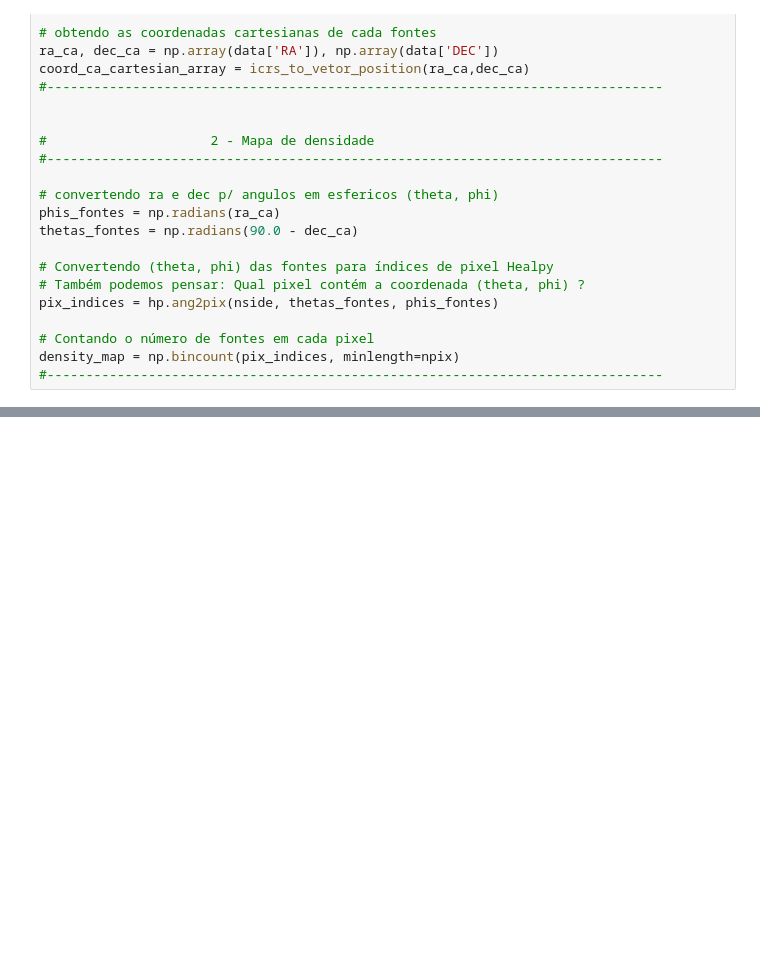
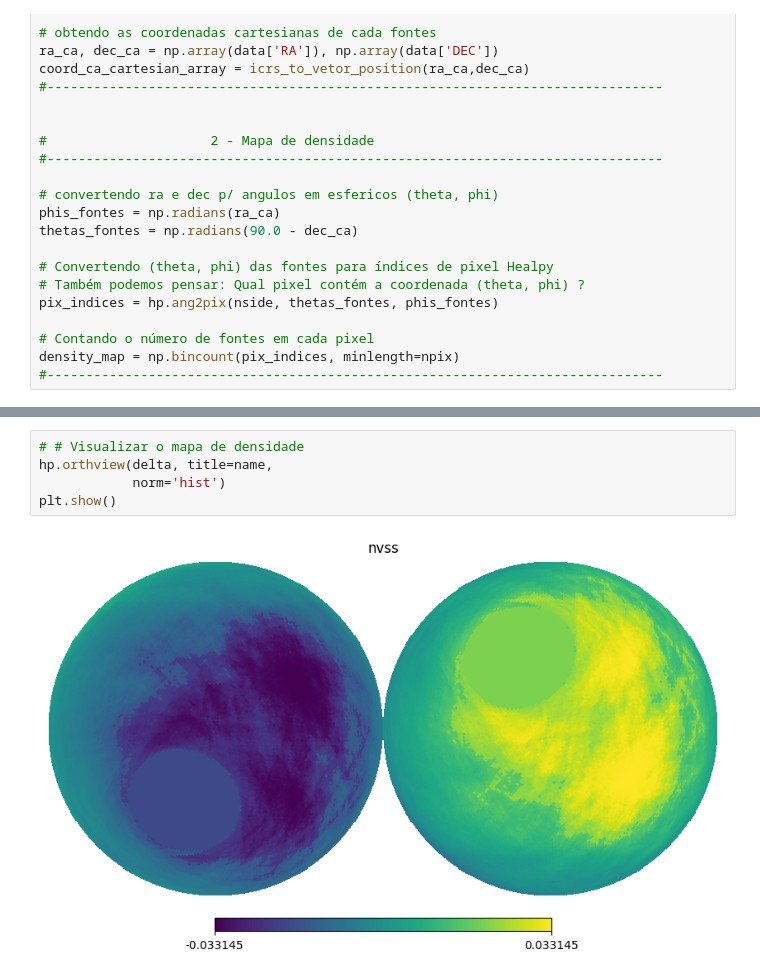
Before and after one commit to alvarosena41/Aprendendo-Healpy, a Jupyter notebook: Densidade_de_fontes_healpy.ipynb, the cells around one changed output, grey strips where cells are left out. Saved outputs shown, nothing was run; the diff lists cells and outputs as text; blank space fills up the shorter version.

```diff
--- a/Densidade_de_fontes_healpy.ipynb
+++ b/Densidade_de_fontes_healpy.ipynb
@@ -1036,2 +1159,9 @@ for i in range(len(central_pixels_positions)):
+# %%
+# # Visualizar o mapa de densidade
+hp.orthview(delta, title=name,
+            norm='hist')
+plt.show()
+# %% [output]
+[figure, added]
 # %%
 # usando a densidade hemisfério com 4*pi*f_sky_i b in [-20,20]
```
Also changed, not shown: parts of 21 cells of this notebook.
